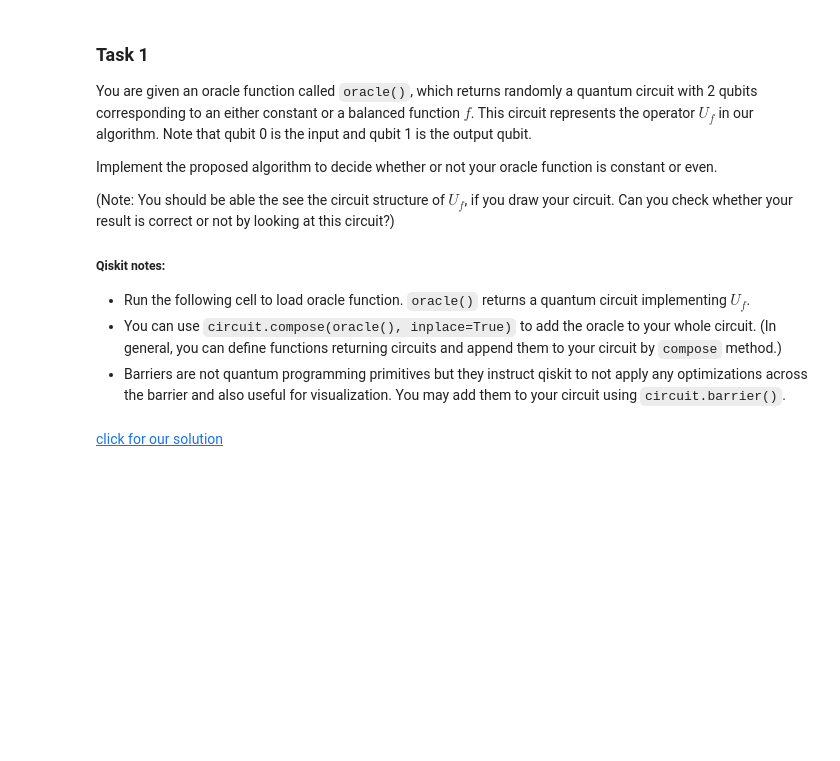
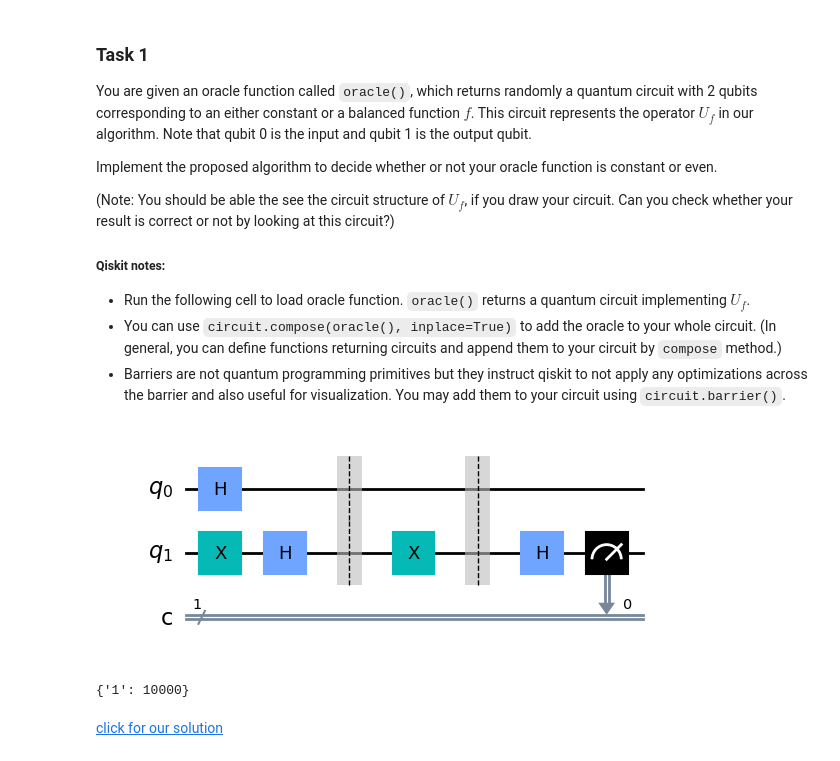
Before and after one commit to rana-elfakharany/NYUAD-QC-Course, a Jupyter notebook: nickel-master/nickel-master/nickel/A03_Deutsch_Algorithm.ipynb, the cells around one changed output. Saved outputs shown, nothing was run; the diff lists cells and outputs as text; code cells hidden in the pictures; blank space fills up the shorter version.

```diff
--- a/nickel-master/nickel-master/nickel/A03_Deutsch_Algorithm.ipynb
+++ b/nickel-master/nickel-master/nickel/A03_Deutsch_Algorithm.ipynb
@@ -142,25 +145,33 @@ Implement the proposed algorithm to decide whether or not your oracle function i
 # %%
 from qiskit import QuantumCircuit, execute, Aer
 
 circuit = QuantumCircuit(2, 1)
 
 # Your code here
 # Apply X and H to qubit 1
-#
+
+circuit.x(1)
+circuit.h(1)
 # Apply H to  qubit 0
+circuit.h(0)
+# Apply oracle
 
-# Apply oracle
-#
+circuit.compose(oracle(), inplace=True)
+
 # Apply H to qubit 1
-#
+circuit.h(1)
 # Measure the qubit 1
-#
+circuit.measure(1,0)
 
 circuit.draw(output='mpl')
+# %% [output]
+[figure, added]
 # %%
 job = execute(circuit, Aer.get_backend('qasm_simulator'),shots=10000)
 counts = job.result().get_counts()
 print(counts)
+# %% [output]
+{'1': 10000}
 # %% [markdown]
 <a href="A03_Deutsch_Algorithm_Solutions.ipynb#task1">click for our solution</a>
 # %% [markdown]
```
Also changed, not shown: parts of 3 cells of this notebook, 5 other files.
